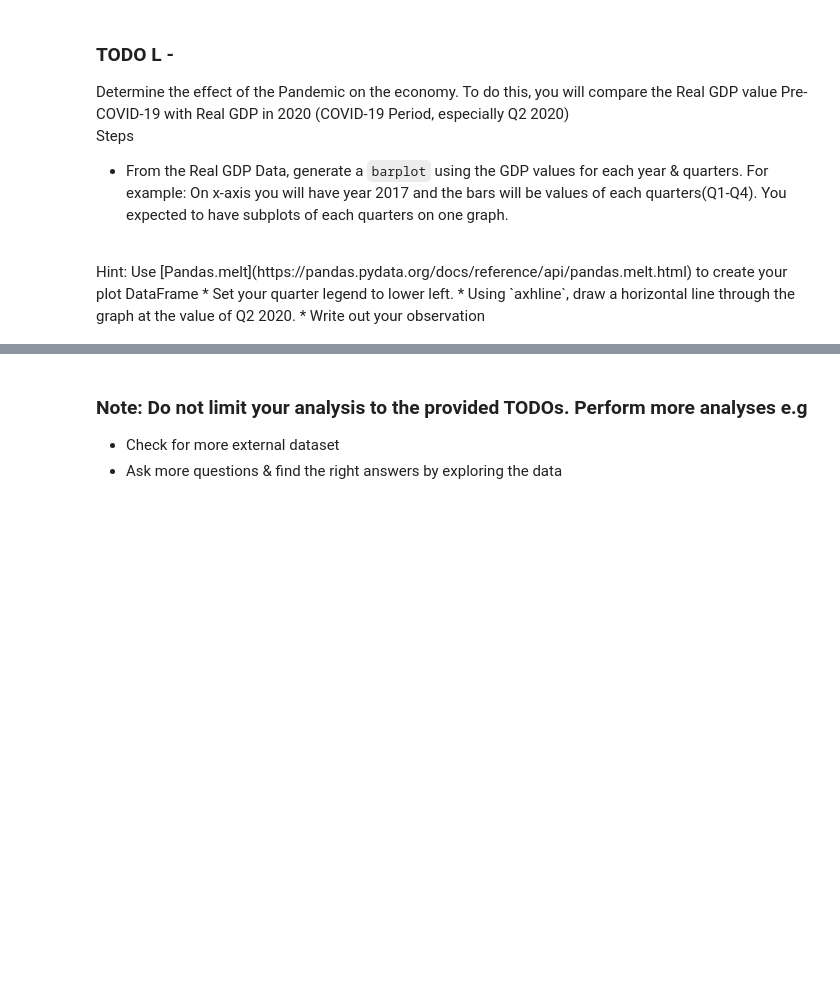
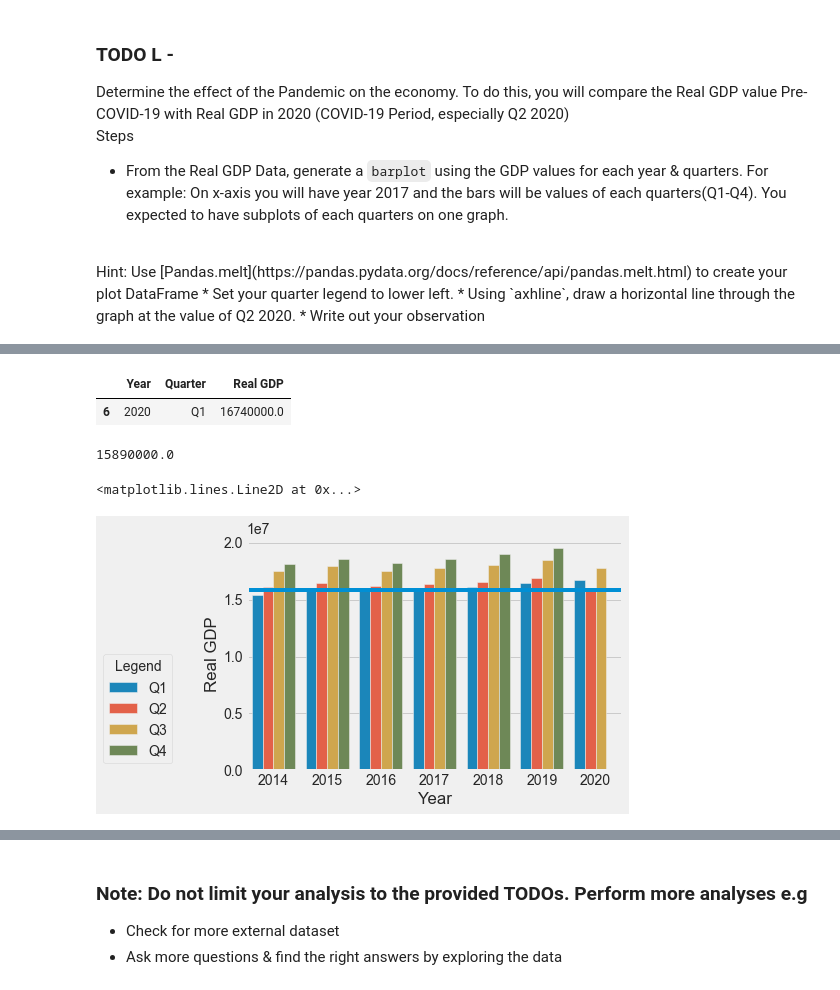
Before and after one commit to geoafrikana/Nigeria-COVID-19-Data-Analysis-Using-Python, a Jupyter notebook: covidproject.ipynb, the cells around one changed output, grey strips where cells are left out. Drawn from its saved outputs; the diff is of its cells as text; code cells hidden in the pictures; blank space fills up the shorter version.

```diff
--- a/covidproject.ipynb
+++ b/covidproject.ipynb
@@ -622,3 +698,7 @@ Hint: Use [Pandas.melt](https://pandas.pydata.org/docs/reference/api/pandas.melt
 * Set your quarter legend to lower left.
 * Using `axhline`, draw a horizontal line through the graph at the value of Q2 2020.
 * Write out your observation
+# %%
+dataframes.keys()
+realgdp = dataframes['realgdp']
+realgdp
@@ -624,0 +714,3 @@ Hint: Use [Pandas.melt](https://pandas.pydata.org/docs/reference/api/pandas.melt
+# %%
+realgdp_melt = realgdp.melt(id_vars=['Year'], var_name='Quarter', value_name='Real GDP')
+realgdp_melt
@@ -624,0 +735,23 @@ Hint: Use [Pandas.melt](https://pandas.pydata.org/docs/reference/api/pandas.melt
+# %%
+realgdp_melt[(realgdp_melt['Year'] ==2020) & (realgdp_melt['Quarter'] =='Q1')]
+#  &  (realgdp_melt['Year'==2020])]['Real GDP']
+# %% [output]
+|  | Year | Quarter | Real GDP |
+| 6 | 2020 | Q1 | 16740000.0 |
+# %%
+q2 = realgdp_melt[realgdp_melt.Quarter=='Q2']
+
+q2_2020 = q2[q2.Year==2020]
+
+q2_2020= q2_2020['Real GDP'].iloc[0]
+
+q2_2020
+# %% [output]
+15890000.0
+# %%
+graph = sns.barplot(x='Year', y='Real GDP', data=realgdp_melt, hue='Quarter')
+plt.legend(loc='lower left', bbox_to_anchor=(-0.4, 0), title='Legend')
+graph.axhline(y=q2_2020)
+# %% [output]
+<matplotlib.lines.Line2D at 0x...>
+[figure, added]
```
Also changed, not shown: parts of 33 cells of this notebook, 1 other file.
